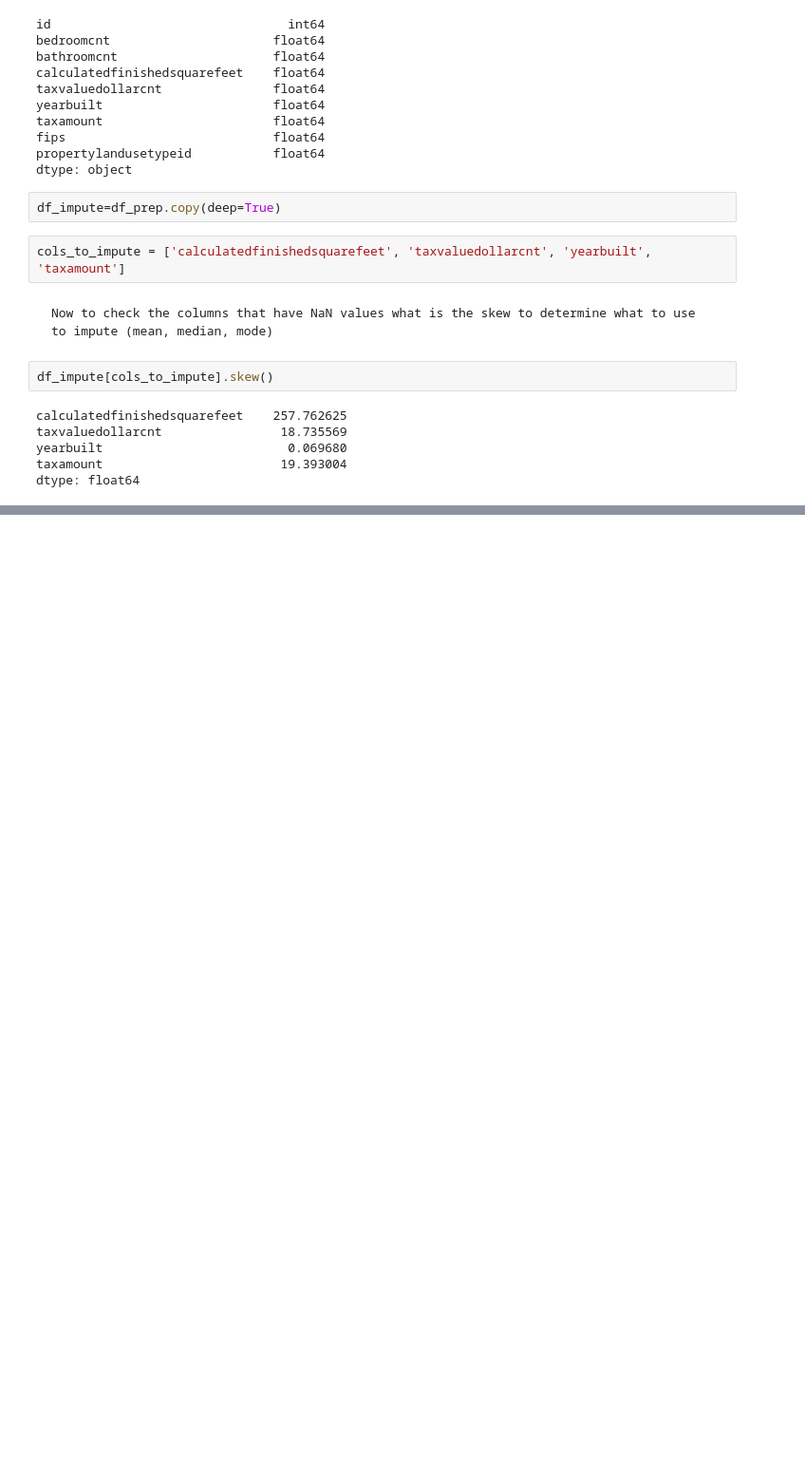
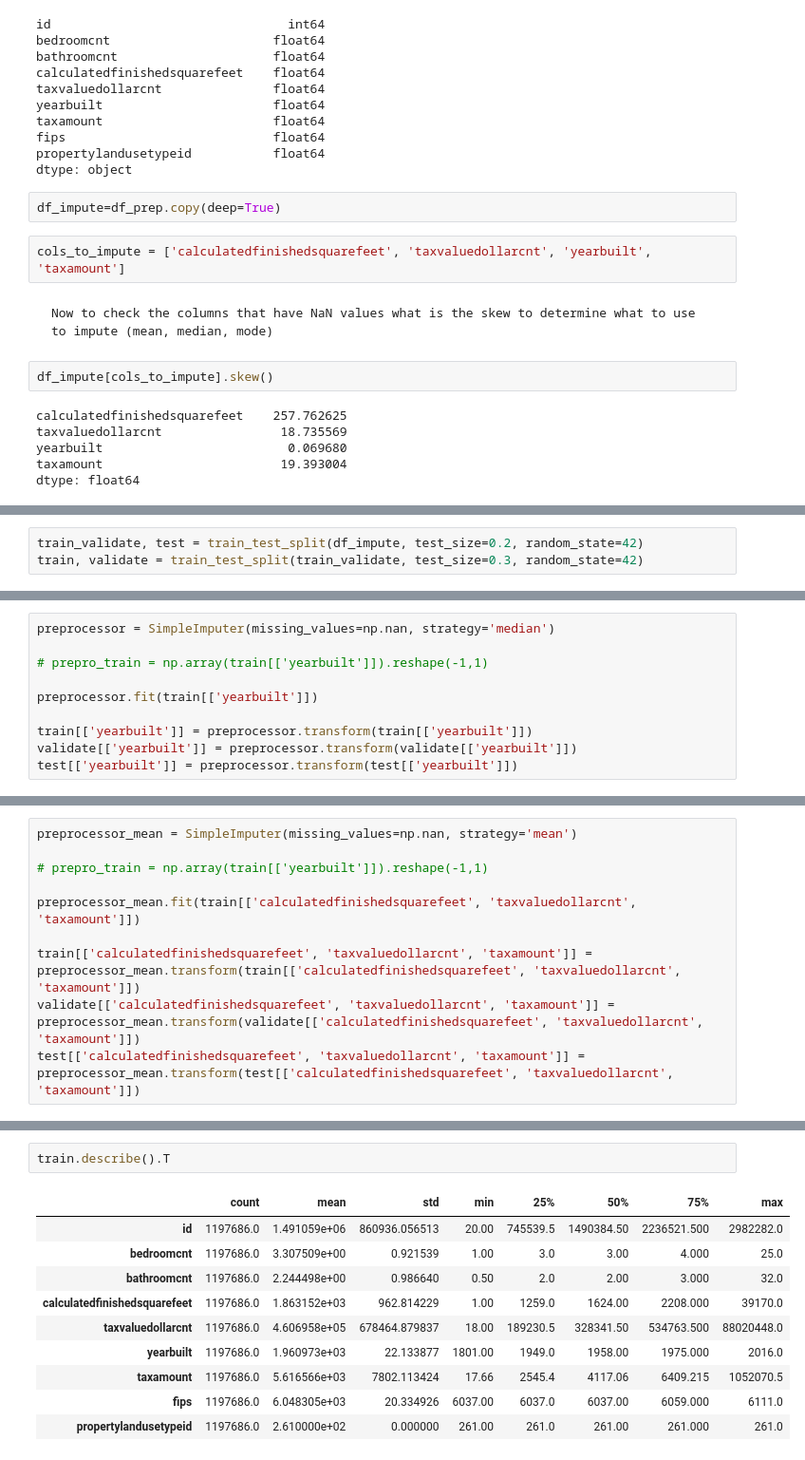
Before and after one commit to sgtcurran/regression-exercises, a Jupyter notebook: wrangle.ipynb, the cells around one changed output, grey strips where cells are left out. Shown: that part at 95% size. Cells and saved outputs as stored; diff of their text form; blank space fills up the shorter version.

```diff
--- a/wrangle.ipynb
+++ b/wrangle.ipynb
@@ -242,0 +248,3 @@ edf.kurd
+# %%
+train_validate, test = train_test_split(df_impute, test_size=0.2, random_state=42)
+train, validate = train_test_split(train_validate, test_size=0.3, random_state=42)
@@ -242,0 +253,10 @@ edf.kurd
+# %%
+preprocessor = SimpleImputer(missing_values=np.nan, strategy='median')
+
+# prepro_train = np.array(train[['yearbuilt']]).reshape(-1,1)
+
+preprocessor.fit(train[['yearbuilt']])
+
+train[['yearbuilt']] = preprocessor.transform(train[['yearbuilt']])
+validate[['yearbuilt']] = preprocessor.transform(validate[['yearbuilt']])
+test[['yearbuilt']] = preprocessor.transform(test[['yearbuilt']])
@@ -242,0 +265,10 @@ edf.kurd
+# %%
+preprocessor_mean = SimpleImputer(missing_values=np.nan, strategy='mean')
+
+# prepro_train = np.array(train[['yearbuilt']]).reshape(-1,1)
+
+preprocessor_mean.fit(train[['calculatedfinishedsquarefeet', 'taxvaluedollarcnt', 'taxamount']])
+
+train[['calculatedfinishedsquarefeet', 'taxvaluedollarcnt', 'taxamount']] = preprocessor_mean.transform(train[['calculatedfinishedsquarefeet', 'taxvaluedollarcnt', 'taxamount']])
+validate[['calculatedfinishedsquarefeet', 'taxvaluedollarcnt', 'taxamount']] = preprocessor_mean.transform(validate[['calculatedfinishedsquarefeet', 'taxvaluedollarcnt', 'taxamount']])
+test[['calculatedfinishedsquarefeet', 'taxvaluedollarcnt', 'taxamount']] = preprocessor_mean.transform(test[['calculatedfinishedsquarefeet', 'taxvaluedollarcnt', 'taxamount']])
@@ -242,0 +314,13 @@ edf.kurd
+# %%
+train.describe().T
+# %% [output]
+|  | count | mean | std | min | 25% | 50% | 75% | max |
+| id | 1197686.0 | 1.491059e+06 | 860936.056513 | 20.00 | 745539.5 | 1490384.50 | 2236521.500 | 2982282.0 |
+| bedroomcnt | 1197686.0 | 3.307509e+00 | 0.921539 | 1.00 | 3.0 | 3.00 | 4.000 | 25.0 |
+| bathroomcnt | 1197686.0 | 2.244498e+00 | 0.986640 | 0.50 | 2.0 | 2.00 | 3.000 | 32.0 |
+| calculatedfinishedsquarefeet | 1197686.0 | 1.863152e+03 | 962.814229 | 1.00 | 1259.0 | 1624.00 | 2208.000 | 39170.0 |
+| taxvaluedollarcnt | 1197686.0 | 4.606958e+05 | 678464.879837 | 18.00 | 189230.5 | 328341.50 | 534763.500 | 88020448.0 |
+| yearbuilt | 1197686.0 | 1.960973e+03 | 22.133877 | 1801.00 | 1949.0 | 1958.00 | 1975.000 | 2016.0 |
+| taxamount | 1197686.0 | 5.616566e+03 | 7802.113424 | 17.66 | 2545.4 | 4117.06 | 6409.215 | 1052070.5 |
+| fips | 1197686.0 | 6.048305e+03 | 20.334926 | 6037.00 | 6037.0 | 6037.00 | 6059.000 | 6111.0 |
+| propertylandusetypeid | 1197686.0 | 2.610000e+02 | 0.000000 | 261.00 | 261.0 | 261.00 | 261.000 | 261.0 |
```
Also changed, not shown: parts of 14 cells of this notebook.
